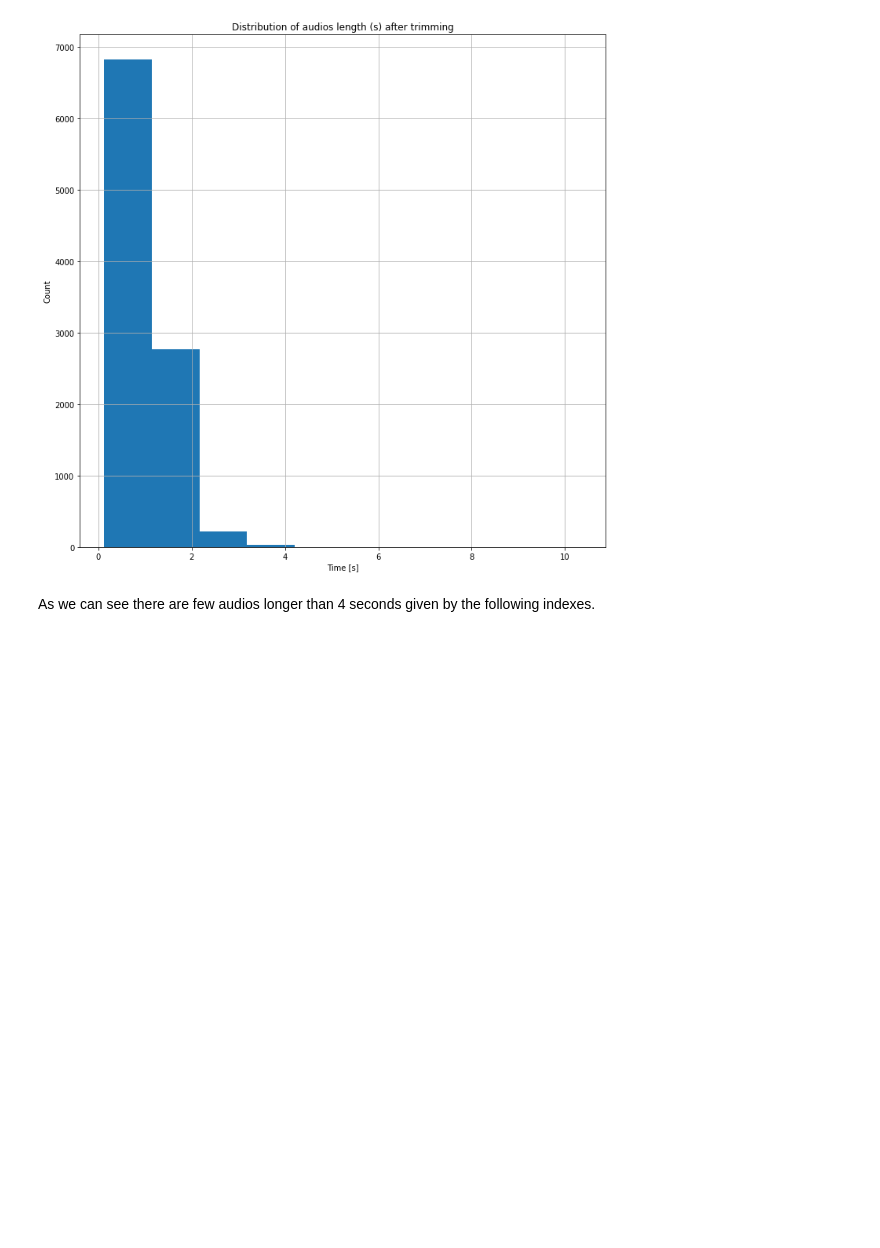
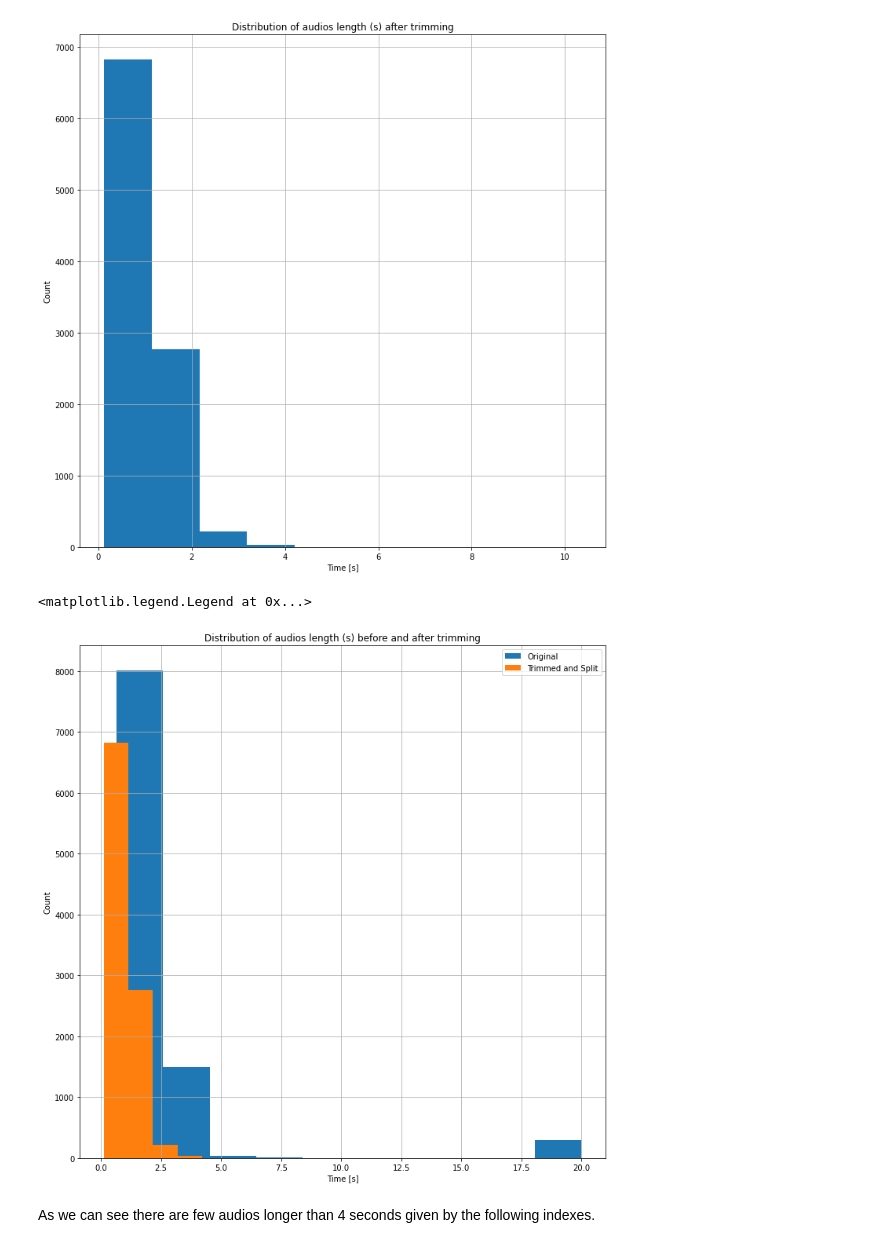
Before and after one commit to andrerubeis/Intent-Detection, a Jupyter notebook: FINAL_standardized_final_final_version_MFCCs_aggregation.ipynb, the cells around one changed output. Saved outputs shown, nothing was run; the diff lists cells and outputs as text; code cells hidden in the pictures; blank space fills up the shorter version.

```diff
--- a/FINAL_standardized_final_final_version_MFCCs_aggregation.ipynb
+++ b/FINAL_standardized_final_final_version_MFCCs_aggregation.ipynb
@@ -392,6 +387,18 @@ plt.ylabel("Count")
 # %% [output]
 Text(0, 0.5, 'Count')
 [figure]
+# %%
+#Plot the distribution
+plt.figure(figsize=(12,12))
+plt.title("Distribution of audios length (s) before and after trimming")
+length_audios_seconds.hist(label='Original')
+length_audios_seconds_trim.hist(label='Trimmed and Split')
+plt.xlabel("Time [s]")
+plt.ylabel("Count")
+plt.legend()
+# %% [output]
+<matplotlib.legend.Legend at 0x...>
+[figure, added]
 # %% [markdown]
 As we can see there are few audios longer than 4 seconds given by the following indexes.
 # %%
```
Also changed, not shown: parts of 4 cells of this notebook.
